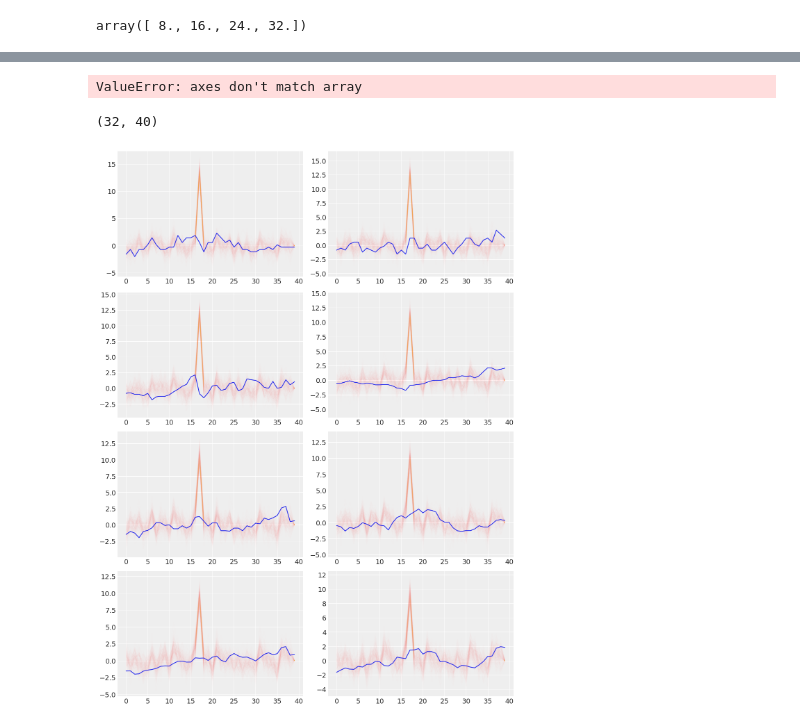
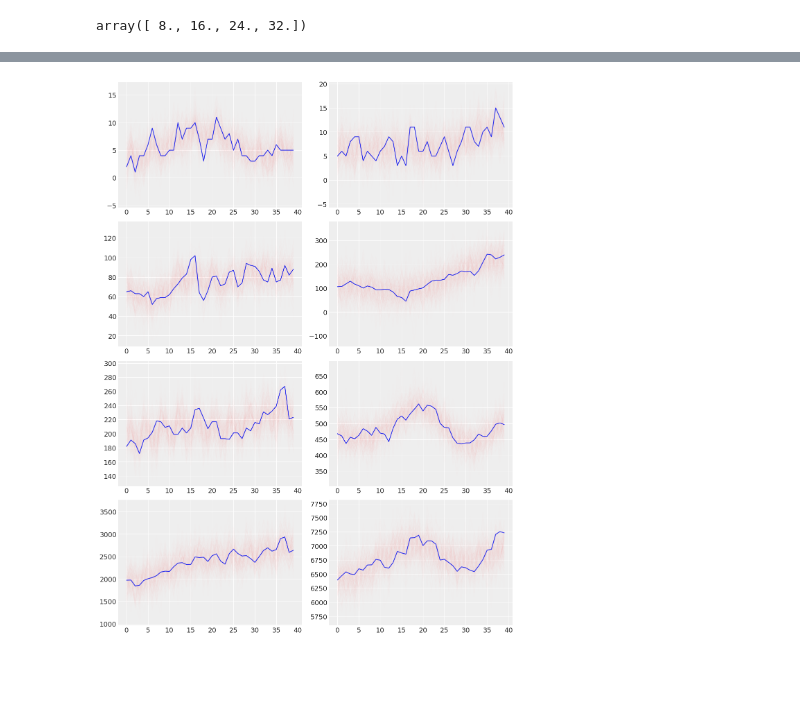
Before and after one commit to luisroque/hierarchical_ts_forecaster, a Jupyter notebook: notebooks/Running one GP per series - dataset prison.ipynb, the cells around one changed output, grey strips where cells are left out. Cells and saved outputs as stored; diff of their text form; code cells hidden in the pictures; blank space fills up the shorter version.

Commit message:
structured format for single series prediction and aggregation

```diff
--- a/notebooks/Running one GP per series - dataset prison.ipynb
+++ b/notebooks/Running one GP per series - dataset prison.ipynb
@@ -93,6 +93,10 @@ class OutPiecewiseLinearChangepoints():
         piecewise = (self.k.reshape((1, -1)) + tt.dot(A, self.b))*X+ (self.m.reshape((1,-1)) + tt.dot(A, (-self.changepoints.reshape((-1,1)) * self.b)))
 
         return piecewise
+# %%
+n_samples = 200
+n = groups['predict']['n']
+s = groups['predict']['s']
 # %%
 p_s_fit = []
 p_s_predict = []
@@ -203,10 +205,5 @@ array([[[0., 0., 0., ..., 0., 0., 0.],
-# %%
-p_s_fit = np.concatenate((p_s_fit, np.zeros((1, 200, 40), dtype=np.float64)))
-p_s_predict = np.concatenate((p_s_predict, np.zeros((1, 200, 48), dtype=np.float64)))
 # %%
 p_s_fit = np.asarray(p_s_fit)
 p_s_predict = np.asarray(p_s_predict)
-p_s_fit = p_s_fit.transpose(1, 0, 2)
-p_s_predict = p_s_predict.transpose(1, 0, 2)
+p_s_fit = p_s_fit.transpose(1, 2, 0)
+p_s_predict = p_s_predict.transpose(1, 2, 0)
-# %% [output]
-ValueError: axes don't match array
@@ -219,10 +210,12 @@ ValueError: axes don't match array
-# %%
-g['train']['data'].shape
-# %% [output]
-(32, 40)
 # %%
 g['train']['data'] = g['train']['data'].T
+# %%
+# Back transform the data and the predictions
+
+p_s_fit_inv = dt.inv_transf_train_general(p_s_fit)
+p_s_predict_inv = dt.inv_transf_predict_general(p_s_predict)
+g = dt.inv_transf_train()
 # %%
-visualize_fit(g, p_s_fit, 8)
+visualize_fit(g, p_s_fit_inv, 8)
 # %% [output]
-[figure, old version]
+[figure, new version]
```
Also changed, not shown: parts of 10 cells of this notebook, 1 other file.
